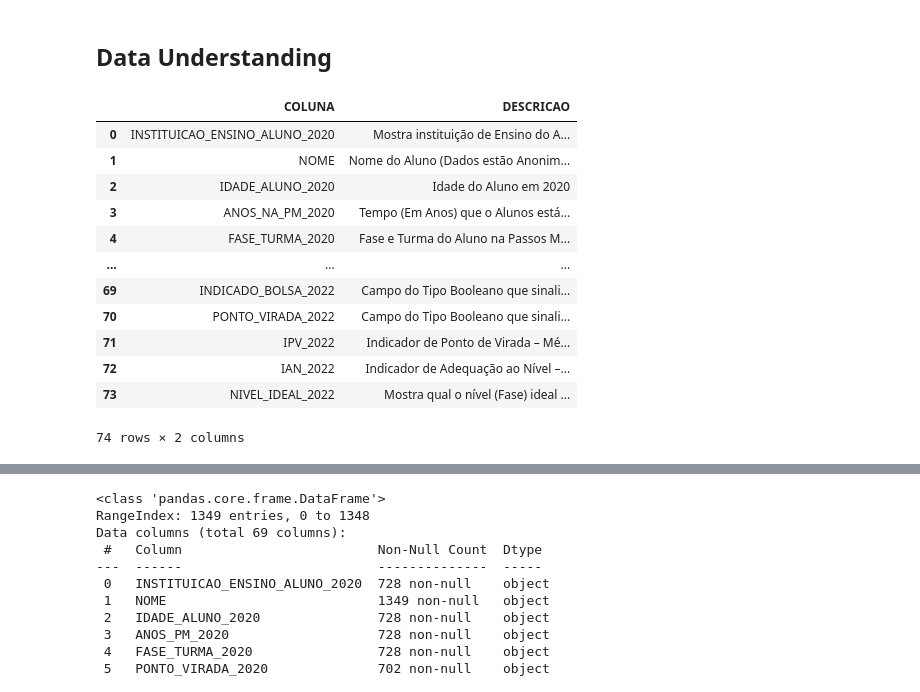
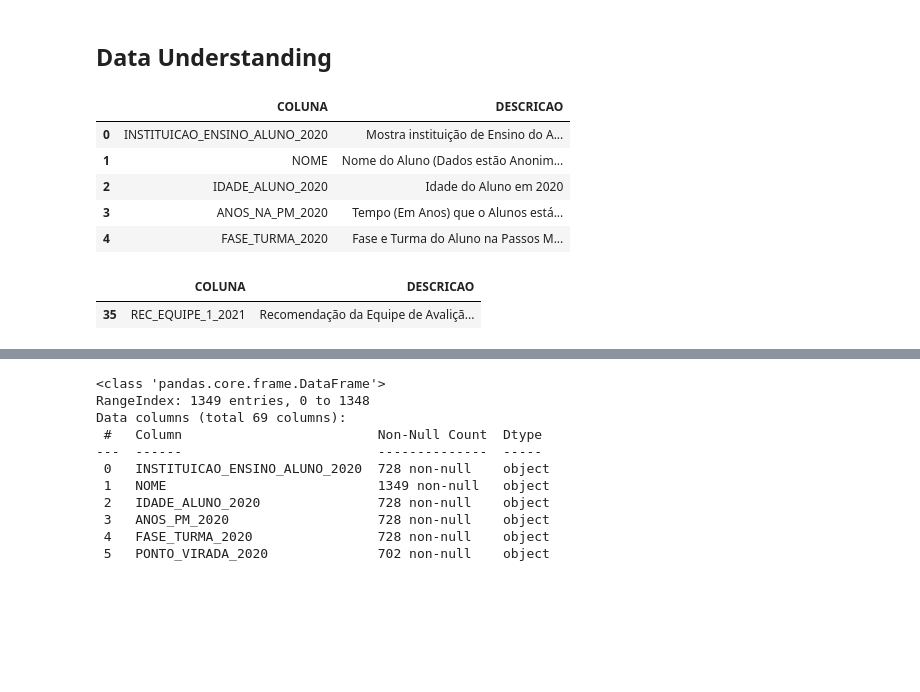
Before and after one commit to jorgeplatero/postech_techchallenge_fase_5, a Jupyter notebook: techchallenge_fase_5.ipynb, the cells around one changed output, grey strips where cells are left out. Saved outputs shown, nothing was run; the diff lists cells and outputs as text; code cells hidden in the pictures; blank space fills up the shorter version.

```diff
--- a/techchallenge_fase_5.ipynb
+++ b/techchallenge_fase_5.ipynb
@@ -92,21 +91,20 @@ pd.set_option('display.max_columns', None)
 pd.set_option('max_colwidth', None)
 # %%
 dict = pd.read_csv('dados/dicionario.csv', sep=';')
-dict
+dict.head()
 # %% [output]
 |  | COLUNA | DESCRICAO |
 | 0 | INSTITUICAO_ENSINO_ALUNO_2020 | Mostra instituição de Ensino do A... |
 | 1 | NOME | Nome do Aluno (Dados estão Anonim... |
 | 2 | IDADE_ALUNO_2020 | Idade do Aluno em 2020 |
 | 3 | ANOS_NA_PM_2020 | Tempo (Em Anos) que o Alunos está... |
 | 4 | FASE_TURMA_2020 | Fase e Turma do Aluno na Passos M... |
-| ... | ... | ... |
-| 69 | INDICADO_BOLSA_2022 | Campo do Tipo Booleano que sinali... |
-| 70 | PONTO_VIRADA_2022 | Campo do Tipo Booleano que sinali... |
-| 71 | IPV_2022 | Indicador de Ponto de Virada – Mé... |
-| 72 | IAN_2022 | Indicador de Adequação ao Nível –... |
-| 73 | NIVEL_IDEAL_2022 | Mostra qual o nível (Fase) ideal ... |
-74 rows × 2 columns
+# %%
+#verifica descrição
+dict[dict['COLUNA'] == 'REC_EQUIPE_1_2021']
+# %% [output]
+|  | COLUNA | DESCRICAO |
+| 35 | REC_EQUIPE_1_2021 | Recomendação da Equipe de Avaliçã... |
 # %%
 df = pd.read_csv('dados/pede_passos_dataset_fiap.csv', sep=';')
 df.head()
```
Also changed, not shown: parts of 27 cells of this notebook.
